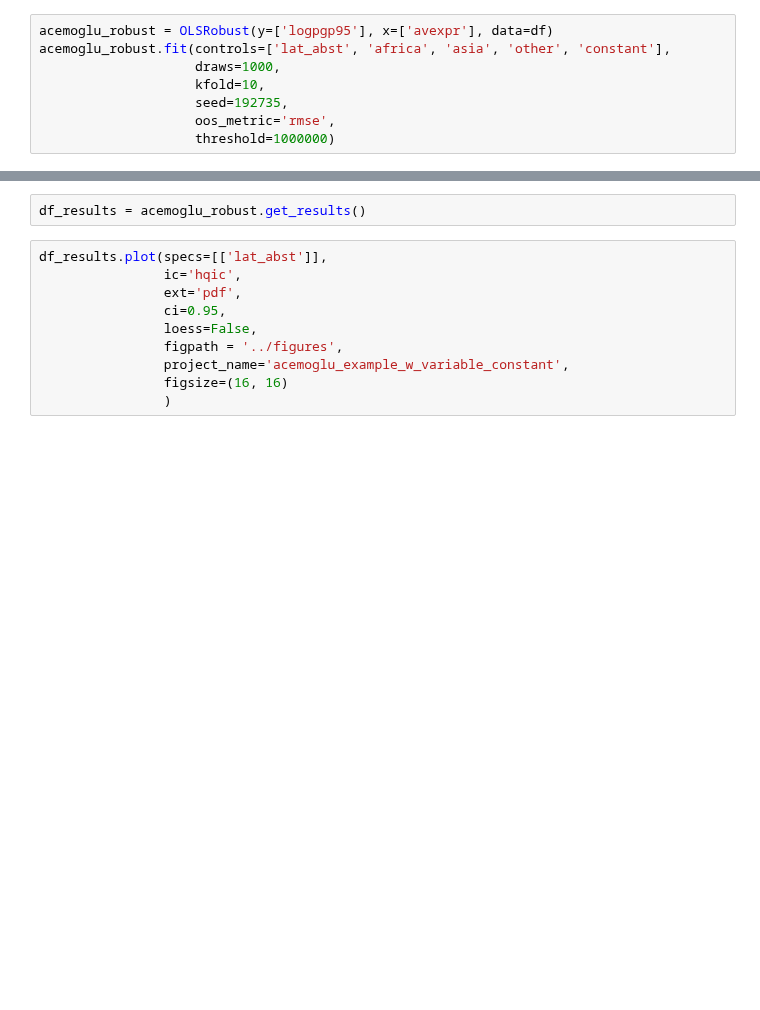
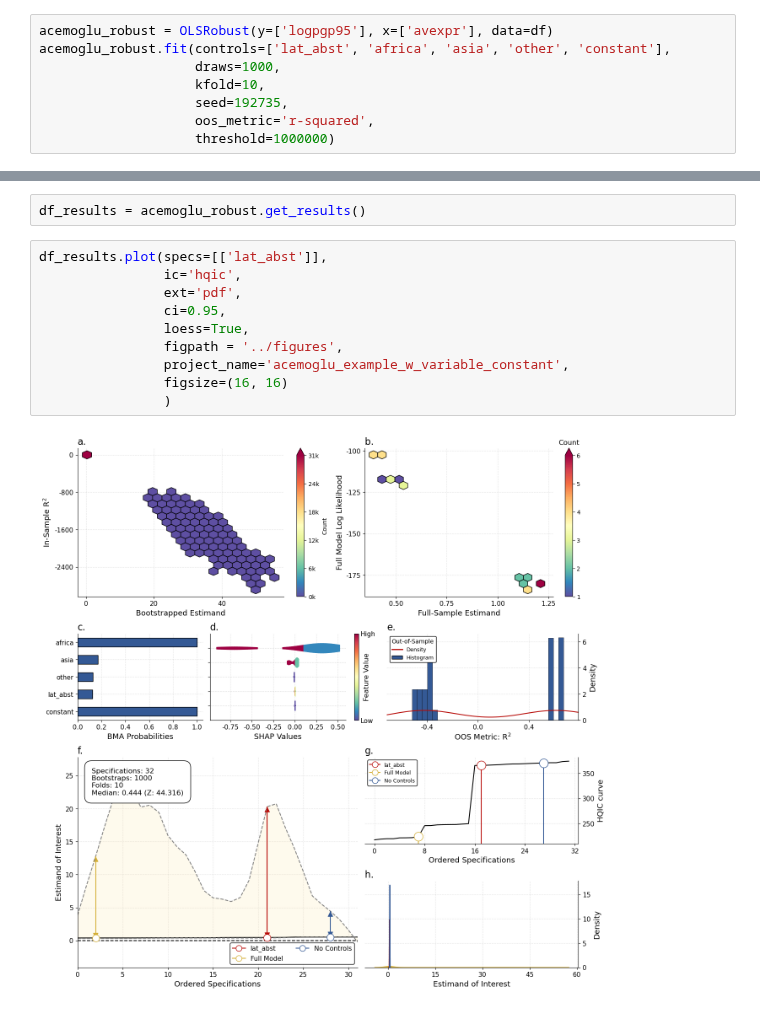
Before and after one commit to RobustiPy/robustipy, a Jupyter notebook: empirical_examples/empirical_type1_acemoglu.ipynb, the cells around one changed output, grey strips where cells are left out. Saved outputs shown, nothing was run; the diff lists cells and outputs as text; blank space fills up the shorter version.

```diff
--- a/empirical_examples/empirical_type1_acemoglu.ipynb
+++ b/empirical_examples/empirical_type1_acemoglu.ipynb
@@ -137,7 +137,7 @@ acemoglu_robust.fit(controls=['lat_abst', 'africa', 'asia', 'other', 'constant']
                     draws=1000,
                     kfold=10,
                     seed=192735,
-                    oos_metric='rmse',
+                    oos_metric='r-squared',
                     threshold=1000000)
 # %% [output]
 [interactive output not drawn]
@@ -147,11 +149,13 @@ df_results = acemoglu_robust.get_results()
 # %%
 df_results.plot(specs=[['lat_abst']],
                 ic='hqic',
                 ext='pdf',
                 ci=0.95,
-                loess=False,
+                loess=True,
                 figpath = '../figures',
                 project_name='acemoglu_example_w_variable_constant',
                 figsize=(16, 16)
                 )
+# %% [output]
+[figure, added]
 # %%
```
Also changed, not shown: parts of 6 cells of this notebook, 9 other files.
